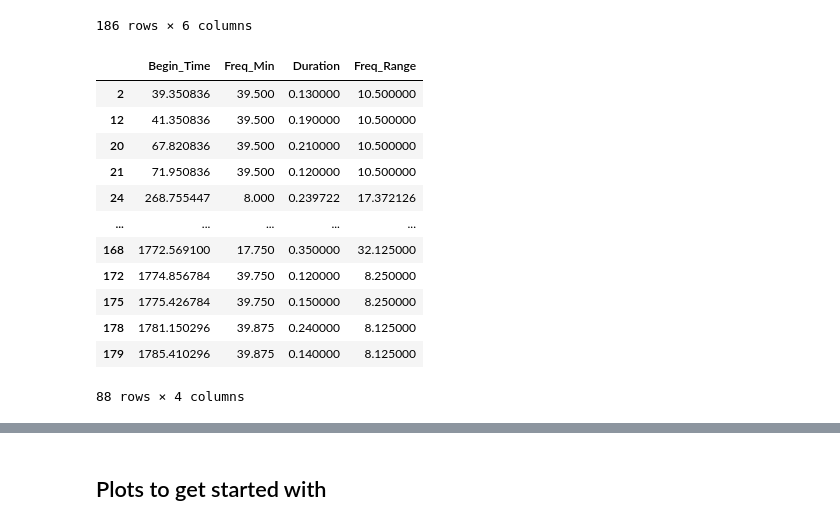
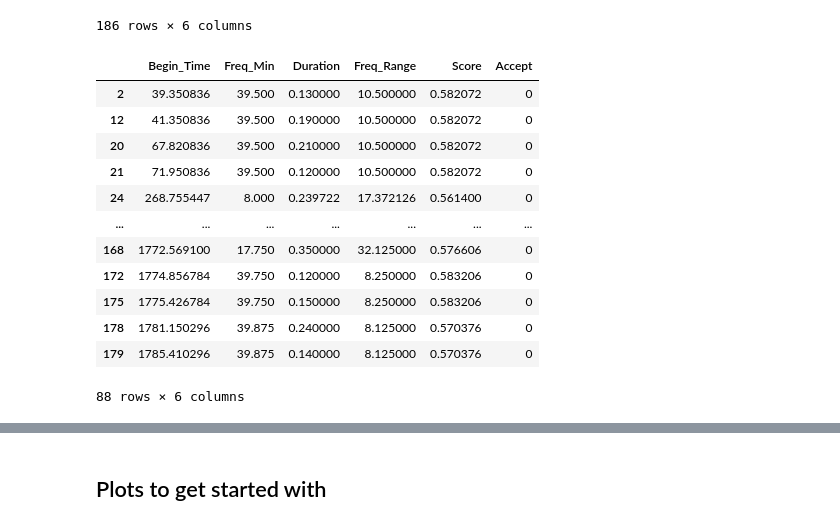
Before and after one commit to diba-lab/NeuroPy, a Jupyter notebook: notebooks/Analyze_USV_data.ipynb, the cells around one changed output, grey strips where cells are left out. Drawn from its saved outputs; the diff is of its cells as text; code cells hidden in the pictures.

```diff
--- a/notebooks/Analyze_USV_data.ipynb
+++ b/notebooks/Analyze_USV_data.ipynb
@@ -43,4 +40,4 @@ First, you need to run `Calls2python.m` to convert your DeepSqueak .mat file to
 # %%
 import neuropy.io.usvio as usvio
 base_dir = Path('/data2/Trace_FC/Recording_Rats/Han/2022_08_03_training/2_training/USVdetections')
-ds = usvio.DeepSqueakIO(base_dir / 'T0000001 2023-09-19  4_23 PM_copy_cell.mat')  # Load in calls
+ds = usvio.DeepSqueakIO(base_dir / 'T0000001 2023-10-04 2_59 PM.mat')  # Load in calls
@@ -63,18 +62,18 @@ ds.usv_df
 186 rows × 6 columns
 # %%
 # Example code to exclude every call that last less than 0.1 second
-usv_df[usv_df['Duration'] > 0.1]
+ds.usv_df[ds.usv_df['Duration'] > 0.1]
 # %% [output]
-|  | Begin_Time | Freq_Min | Duration | Freq_Range |
-| 2 | 39.350836 | 39.500 | 0.130000 | 10.500000 |
-| 12 | 41.350836 | 39.500 | 0.190000 | 10.500000 |
-| 20 | 67.820836 | 39.500 | 0.210000 | 10.500000 |
-| 21 | 71.950836 | 39.500 | 0.120000 | 10.500000 |
-| 24 | 268.755447 | 8.000 | 0.239722 | 17.372126 |
-| ... | ... | ... | ... | ... |
-| 168 | 1772.569100 | 17.750 | 0.350000 | 32.125000 |
-| 172 | 1774.856784 | 39.750 | 0.120000 | 8.250000 |
-| 175 | 1775.426784 | 39.750 | 0.150000 | 8.250000 |
-| 178 | 1781.150296 | 39.875 | 0.240000 | 8.125000 |
-| 179 | 1785.410296 | 39.875 | 0.140000 | 8.125000 |
+|  | Begin_Time | Freq_Min | Duration | Freq_Range | Score | Accept |
+| 2 | 39.350836 | 39.500 | 0.130000 | 10.500000 | 0.582072 | 0 |
+| 12 | 41.350836 | 39.500 | 0.190000 | 10.500000 | 0.582072 | 0 |
+| 20 | 67.820836 | 39.500 | 0.210000 | 10.500000 | 0.582072 | 0 |
+| 21 | 71.950836 | 39.500 | 0.120000 | 10.500000 | 0.582072 | 0 |
+| 24 | 268.755447 | 8.000 | 0.239722 | 17.372126 | 0.561400 | 0 |
+| ... | ... | ... | ... | ... | ... | ... |
+| 168 | 1772.569100 | 17.750 | 0.350000 | 32.125000 | 0.576606 | 0 |
+| 172 | 1774.856784 | 39.750 | 0.120000 | 8.250000 | 0.583206 | 0 |
+| 175 | 1775.426784 | 39.750 | 0.150000 | 8.250000 | 0.583206 | 0 |
+| 178 | 1781.150296 | 39.875 | 0.240000 | 8.125000 | 0.570376 | 0 |
+| 179 | 1785.410296 | 39.875 | 0.140000 | 8.125000 | 0.570376 | 0 |
-88 rows × 4 columns
+88 rows × 6 columns
```
Also changed, not shown: parts of 11 cells of this notebook.
